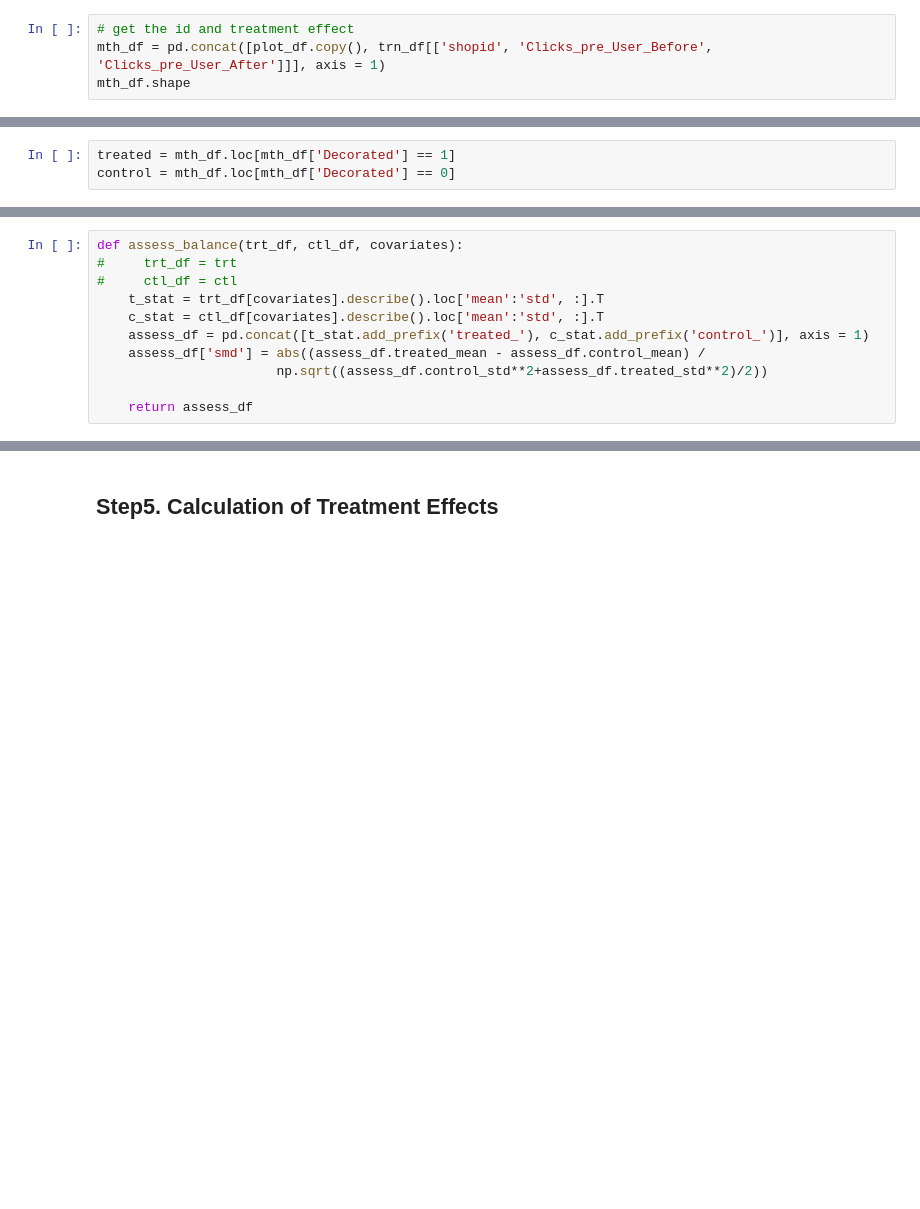
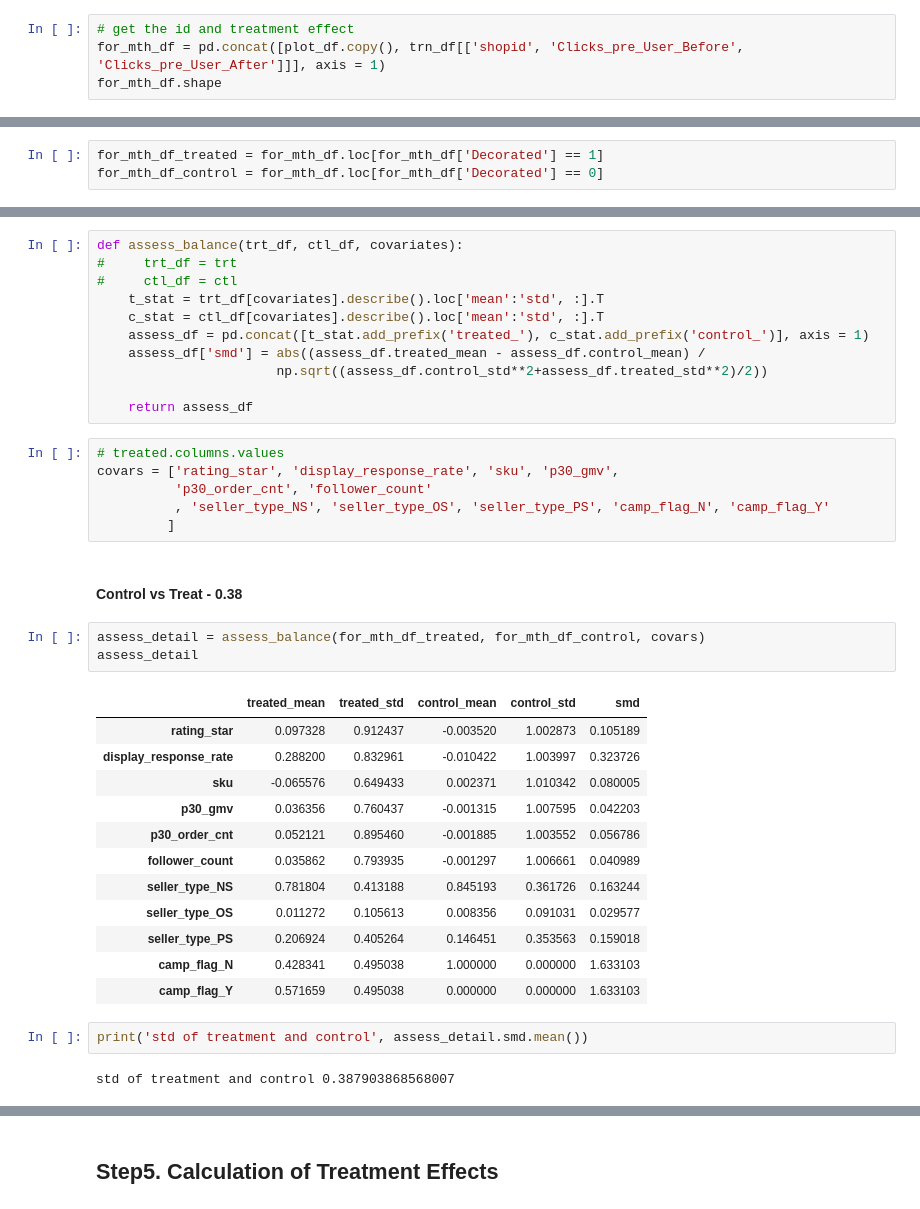
Before and after one commit to crystalowl/psm_framework, a Jupyter notebook: Use Case - Shop Decoration.ipynb, the cells around one changed output, grey strips where cells are left out. Drawn from its saved outputs; the diff is of its cells as text; blank space fills up the shorter version.

```diff
--- a/Use Case - Shop Decoration.ipynb
+++ b/Use Case - Shop Decoration.ipynb
@@ -281,8 +345,8 @@ Text(0.5, 0.98, 'Probability of decorating the shop')
 ### 2-1. Data Processing
 # %%
 # get the id and treatment effect
-mth_df = pd.concat([plot_df.copy(), trn_df[['shopid', 'Clicks_pre_User_Before', 'Clicks_pre_User_After']]], axis = 1)
-mth_df.shape
+for_mth_df = pd.concat([plot_df.copy(), trn_df[['shopid', 'Clicks_pre_User_Before', 'Clicks_pre_User_After']]], axis = 1)
+for_mth_df.shape
 # %% [output]
 (35588, 16)
 # %%
@@ -292,6 +356,6 @@ mth_df.tail(2)
 | 35586 | -2.190118 | 0.519434 | 0.041936 | -0.243186 | -0.263324 | -0.341178 | 0 | ... |
 | 35587 | 0.933442 | -1.812548 | -0.395439 | -0.164037 | -0.149505 | -0.338638 | 0 | ... |
 # %%
-treated = mth_df.loc[mth_df['Decorated'] == 1]
-control = mth_df.loc[mth_df['Decorated'] == 0]
+for_mth_df_treated = for_mth_df.loc[for_mth_df['Decorated'] == 1]
+for_mth_df_control = for_mth_df.loc[for_mth_df['Decorated'] == 0]
 # %%
@@ -362,3 +557,31 @@ def assess_balance(trt_df, ctl_df, covariates):
                        np.sqrt((assess_df.control_std**2+assess_df.treated_std**2)/2))
 
     return assess_df
+# %%
+# treated.columns.values
+covars = ['rating_star', 'display_response_rate', 'sku', 'p30_gmv',
+          'p30_order_cnt', 'follower_count'
+          , 'seller_type_NS', 'seller_type_OS', 'seller_type_PS', 'camp_flag_N', 'camp_flag_Y'
+         ]
+# %% [markdown]
+#### Control vs Treat - 0.38
+# %%
+assess_detail = assess_balance(for_mth_df_treated, for_mth_df_control, covars)
+assess_detail
+# %% [output]
+|  | treated_mean | treated_std | control_mean | control_std | smd |
+| rating_star | 0.097328 | 0.912437 | -0.003520 | 1.002873 | 0.105189 |
+| display_response_rate | 0.288200 | 0.832961 | -0.010422 | 1.003997 | 0.323726 |
+| sku | -0.065576 | 0.649433 | 0.002371 | 1.010342 | 0.080005 |
+| p30_gmv | 0.036356 | 0.760437 | -0.001315 | 1.007595 | 0.042203 |
+| p30_order_cnt | 0.052121 | 0.895460 | -0.001885 | 1.003552 | 0.056786 |
+| follower_count | 0.035862 | 0.793935 | -0.001297 | 1.006661 | 0.040989 |
+| seller_type_NS | 0.781804 | 0.413188 | 0.845193 | 0.361726 | 0.163244 |
+| seller_type_OS | 0.011272 | 0.105613 | 0.008356 | 0.091031 | 0.029577 |
+| seller_type_PS | 0.206924 | 0.405264 | 0.146451 | 0.353563 | 0.159018 |
+| camp_flag_N | 0.428341 | 0.495038 | 1.000000 | 0.000000 | 1.633103 |
+| camp_flag_Y | 0.571659 | 0.495038 | 0.000000 | 0.000000 | 1.633103 |
+# %%
+print('std of treatment and control', assess_detail.smd.mean())
+# %% [output]
+std of treatment and control 0.387903868568007
```
Also changed, not shown: parts of 56 cells of this notebook.
